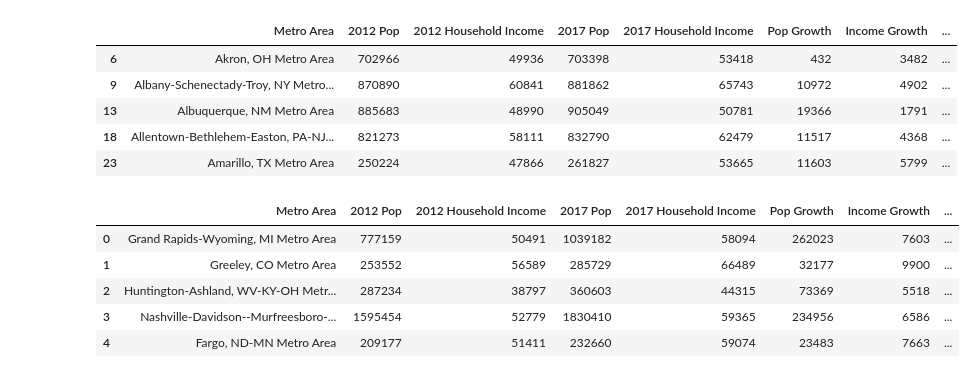
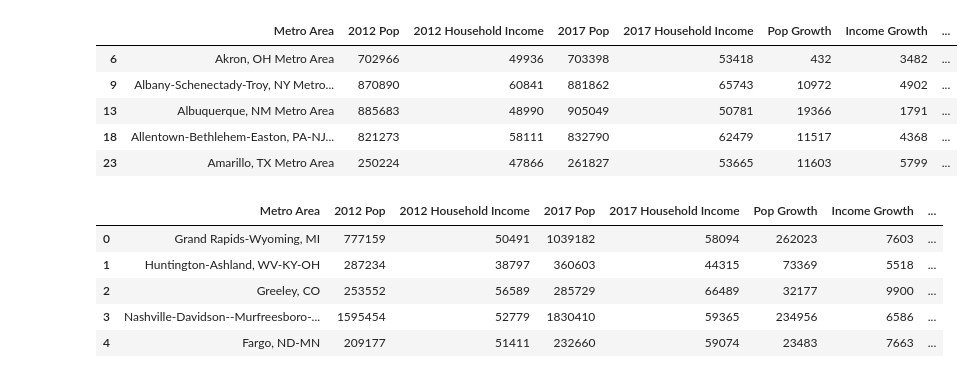
Before and after one commit to woodfin8/ProjectOne, a Jupyter notebook: Top_cities_rank.ipynb, the cells around one changed output. Drawn from its saved outputs; the diff is of its cells as text; code cells hidden in the pictures.

Commit message:
combined Google csv

```diff
--- a/Top_cities_rank.ipynb
+++ b/Top_cities_rank.ipynb
@@ -63,16 +57,19 @@ New_df.to_csv("Census_N.csv")
 # %%
 #Rank Cities by Population and Income Growth, add up their score, sort, re-index
 
 New_df["Population Rank"] = New_df["Pop Growth %"].rank()
 New_df["Income Rank"] = New_df["Income Growth %"].rank()
-New_df["Total Score"] = New_df["Income Rank"] + New_df["Population Rank"]
+New_df["Combined Growth"] = New_df["Pop Growth %"] + New_df["Income Growth %"]
+
 New_df.sort_values(["Total Score"], ascending=[False], inplace = True)
 New_df.reset_index(drop=True,inplace=True)
+
+New_df['Metro Area'].replace('Metro Area','',regex=True,inplace=True)
 New_df.head()
 # %% [output]
 |  | Metro Area | 2012 Pop | 2012 Household Income | 2017 Pop | 2017 Household Income | Pop Growth | Income Growth | ... |
-| 0 | Grand Rapids-Wyoming, MI Metro Area | 777159 | 50491 | 1039182 | 58094 | 262023 | 7603 | ... |
-| 1 | Greeley, CO Metro Area | 253552 | 56589 | 285729 | 66489 | 32177 | 9900 | ... |
-| 2 | Huntington-Ashland, WV-KY-OH Metr... | 287234 | 38797 | 360603 | 44315 | 73369 | 5518 | ... |
+| 0 | Grand Rapids-Wyoming, MI | 777159 | 50491 | 1039182 | 58094 | 262023 | 7603 | ... |
+| 1 | Huntington-Ashland, WV-KY-OH | 287234 | 38797 | 360603 | 44315 | 73369 | 5518 | ... |
+| 2 | Greeley, CO | 253552 | 56589 | 285729 | 66489 | 32177 | 9900 | ... |
 | 3 | Nashville-Davidson--Murfreesboro-... | 1595454 | 52779 | 1830410 | 59365 | 234956 | 6586 | ... |
-| 4 | Fargo, ND-MN Metro Area | 209177 | 51411 | 232660 | 59074 | 23483 | 7663 | ... |
+| 4 | Fargo, ND-MN | 209177 | 51411 | 232660 | 59074 | 23483 | 7663 | ... |
```
Also changed, not shown: parts of 2 cells of this notebook, 1 other file.
